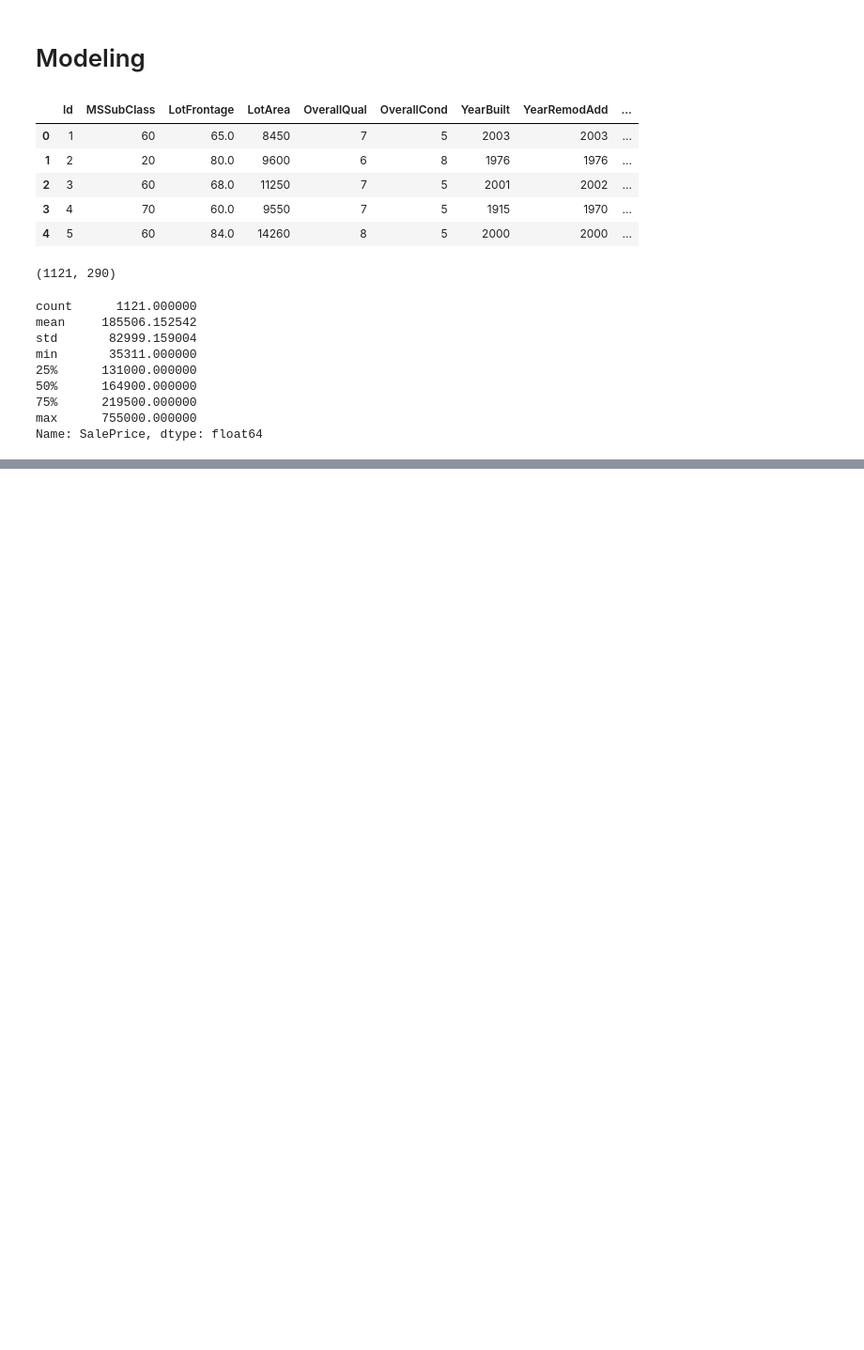
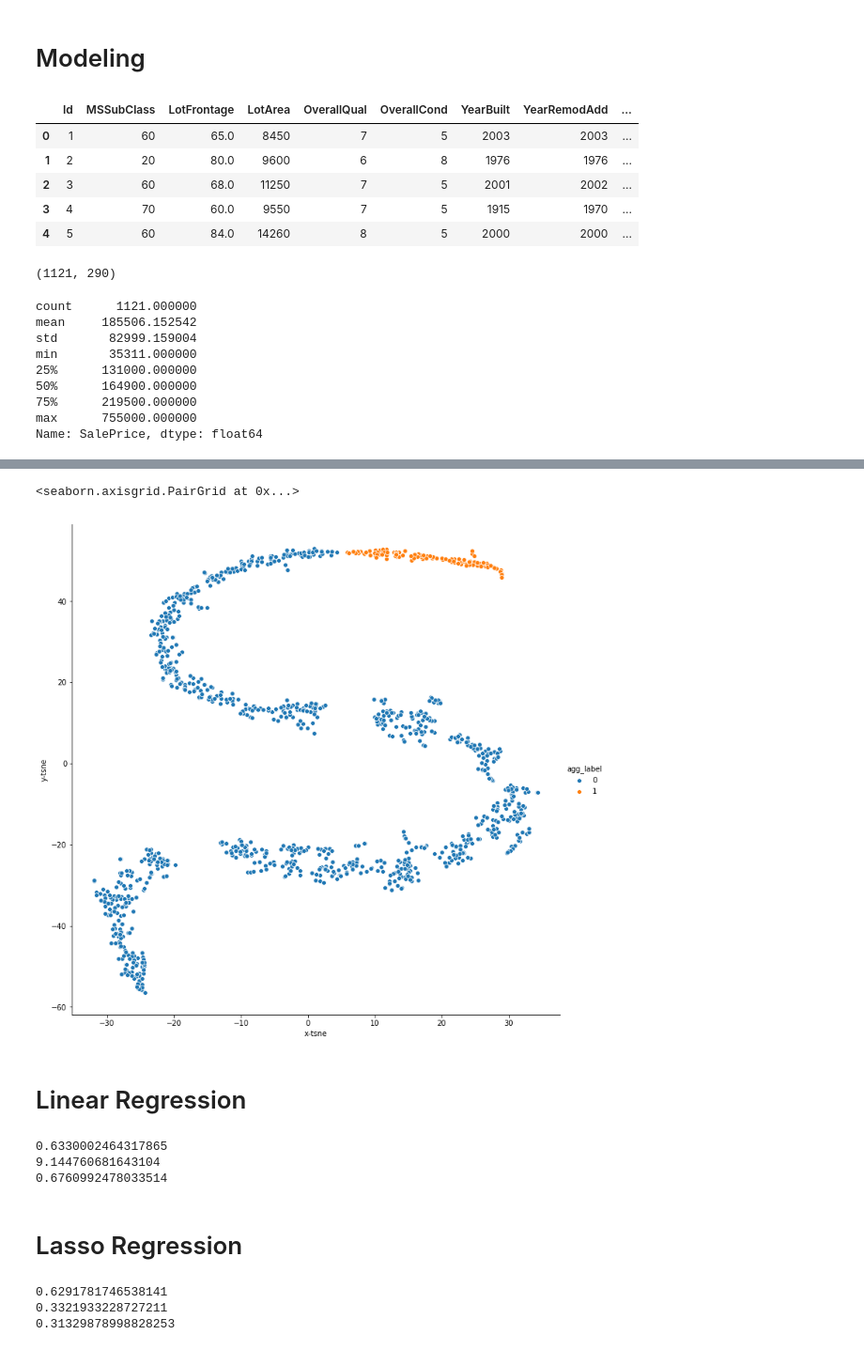
Before and after one commit to jacob-vincent/house_prices, a Jupyter notebook: modeling.ipynb, the cells around one changed output, grey strips where cells are left out. Shown: that part at 94% size. Saved outputs shown, nothing was run; the diff lists cells and outputs as text; code cells hidden in the pictures; blank space fills up the shorter version.

```diff
--- a/modeling.ipynb
+++ b/modeling.ipynb
@@ -76,0 +78,6 @@ sns.pairplot(x_vars=['x-tsne'], y_vars=['y-tsne'], data=data_df, hue='price_high
+# %%
+data_df['agg_label'] = cluster_labels
+sns.pairplot(x_vars=['x-tsne'], y_vars=['y-tsne'], data=data_df, hue='agg_label', height=10)
+# %% [output]
+<seaborn.axisgrid.PairGrid at 0x...>
+[figure, added]
@@ -76,0 +98,25 @@ sns.pairplot(x_vars=['x-tsne'], y_vars=['y-tsne'], data=data_df, hue='price_high
+# %% [markdown]
+# Linear Regression
+# %%
+linear_model = LinearRegression().fit(X=train_df.drop('price_high',axis=1),y=train_df['price_high'])
+# linear_model_predctions = linear_model.predict(test_df.drop('price_high',axis=1))
+linear_model_score = linear_model.score(X=test_df.drop('price_high',axis=1),y=test_df['price_high'])
+print(linear_model_score)
+print(rmse_cv_train(linear_model).mean())
+print(rmse_cv_test(linear_model).mean())
+# %% [output]
+0.6330002464317865
+9.144760681643104
+0.6760992478033514
+# %% [markdown]
+# Lasso Regression
+# %%
+lasso_model = Lasso().fit(X=train_df.drop('price_high',axis=1),y=train_df['price_high'])
+lasso_model_score = lasso_model.score(X=test_df.drop('price_high',axis=1),y=test_df['price_high'])
+print(lasso_model_score)
+print(rmse_cv_train(lasso_model).mean())
+print(rmse_cv_test(lasso_model).mean())
+# %% [output]
+0.6291781746538141
+0.3321933228727211
+0.31329878998828253
```
Also changed, not shown: parts of 19 cells of this notebook.
